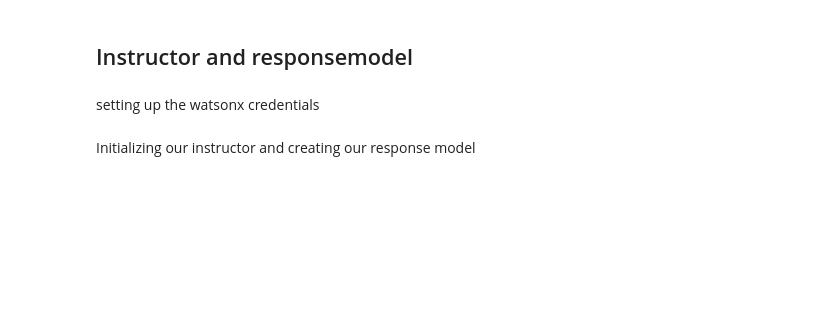
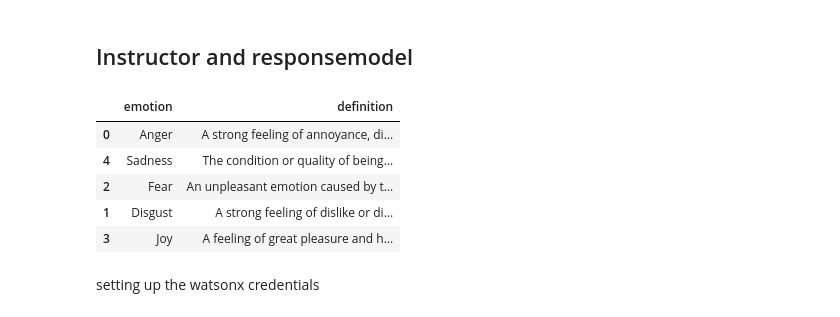
Before and after one commit to Valdeschultz/AI-ML-Eksamen, a Jupyter notebook: instructor.ipynb, the cells around one changed output. Cells and saved outputs as stored; diff of their text form; code cells hidden in the pictures; blank space fills up the shorter version.

Commit message:
Instructor

```diff
--- a/instructor.ipynb
+++ b/instructor.ipynb
@@ -18,5 +13,18 @@ from instructor import from_litellm, Mode
 from decouple import config
 from pydantic import BaseModel, Field, create_model
 from ibm_watsonx_ai.metanames import GenTextParamsMetaNames as GenParams
+# %%
+# Load data
+df = pd.read_csv("data/oxford_ekman_emotions.csv")
+
+# Display a sample
+df.sample(5)
+# %% [output]
+|  | emotion | definition |
+| 0 | Anger | A strong feeling of annoyance, di... |
+| 4 | Sadness | The condition or quality of being... |
+| 2 | Fear | An unpleasant emotion caused by t... |
+| 1 | Disgust | A strong feeling of dislike or di... |
+| 3 | Joy | A feeling of great pleasure and h... |
 # %% [markdown]
 setting up the watsonx credentials
@@ -28,2 +30,0 @@ WX_MODEL_ID = "*"
-# %% [markdown]
-Initializing our instructor and creating our response model
```
Also changed, not shown: parts of 8 cells of this notebook, 11 other files.
